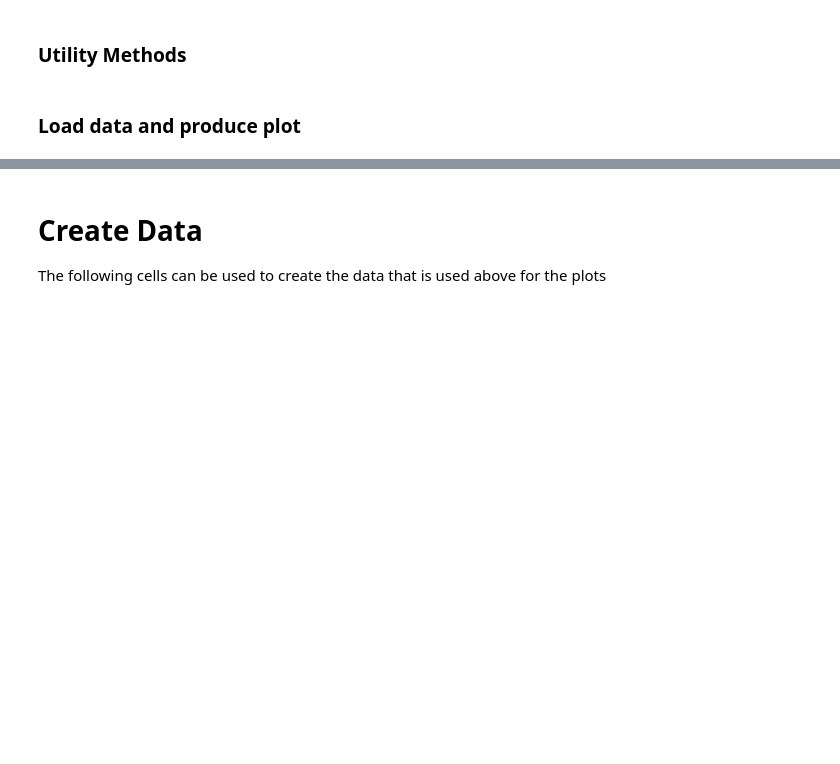
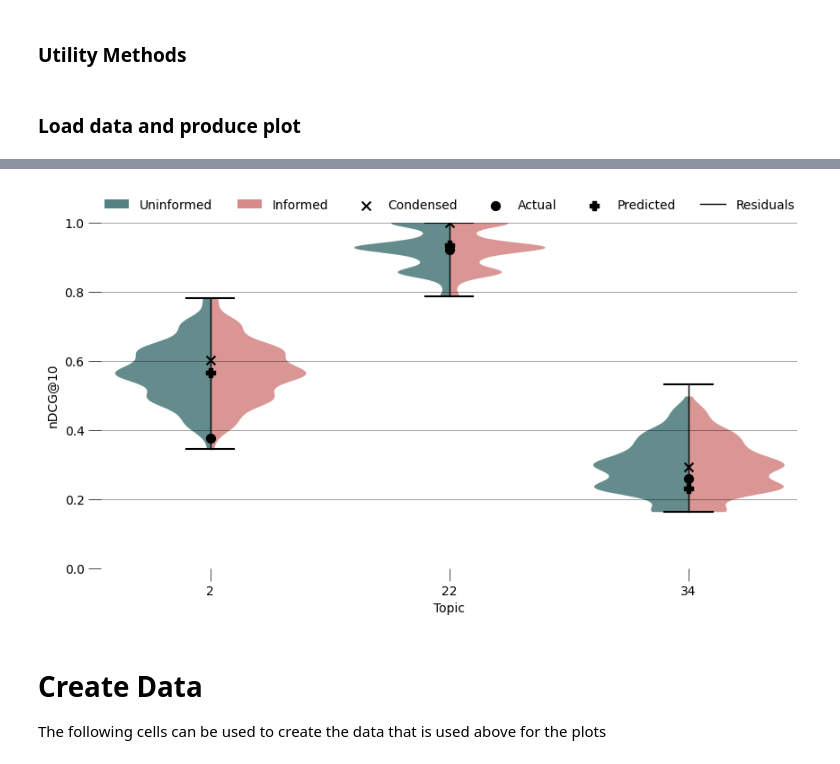
Before and after one commit to webis-de/ECIR-23, a Jupyter notebook: src/main/ipynb/visualization.ipynb, the cells around one changed output, grey strips where cells are left out. Drawn from its saved outputs; the diff is of its cells as text; code cells hidden in the pictures; blank space fills up the shorter version.

```diff
--- a/src/main/ipynb/visualization.ipynb
+++ b/src/main/ipynb/visualization.ipynb
@@ -140,3 +141,16 @@ KeyError: 'xtick.labelcolor is not a valid rc parameter (see rcParams.keys() for
+# %%
+df_run = pd.read_json('beir-visualization-ance.jsonl', lines=True)
+TOPICS = [2, 3, 12, 22, 19, 34, 17, 9]
+TOPICS = [34, 22, 2]
+
+data = df_run[df_run['topic'].isin(TOPICS)].copy()
+data = [i.to_dict() for _, i in data.iterrows()]
+
+my_plot = create_plot(data)
+my_plot.savefig('plot-initial-example.pdf')
+my_plot.show()
+# %% [output]
+[figure, added]
 # %% [markdown]
 # Create Data
 
```
Also changed, not shown: parts of 5 cells of this notebook.
